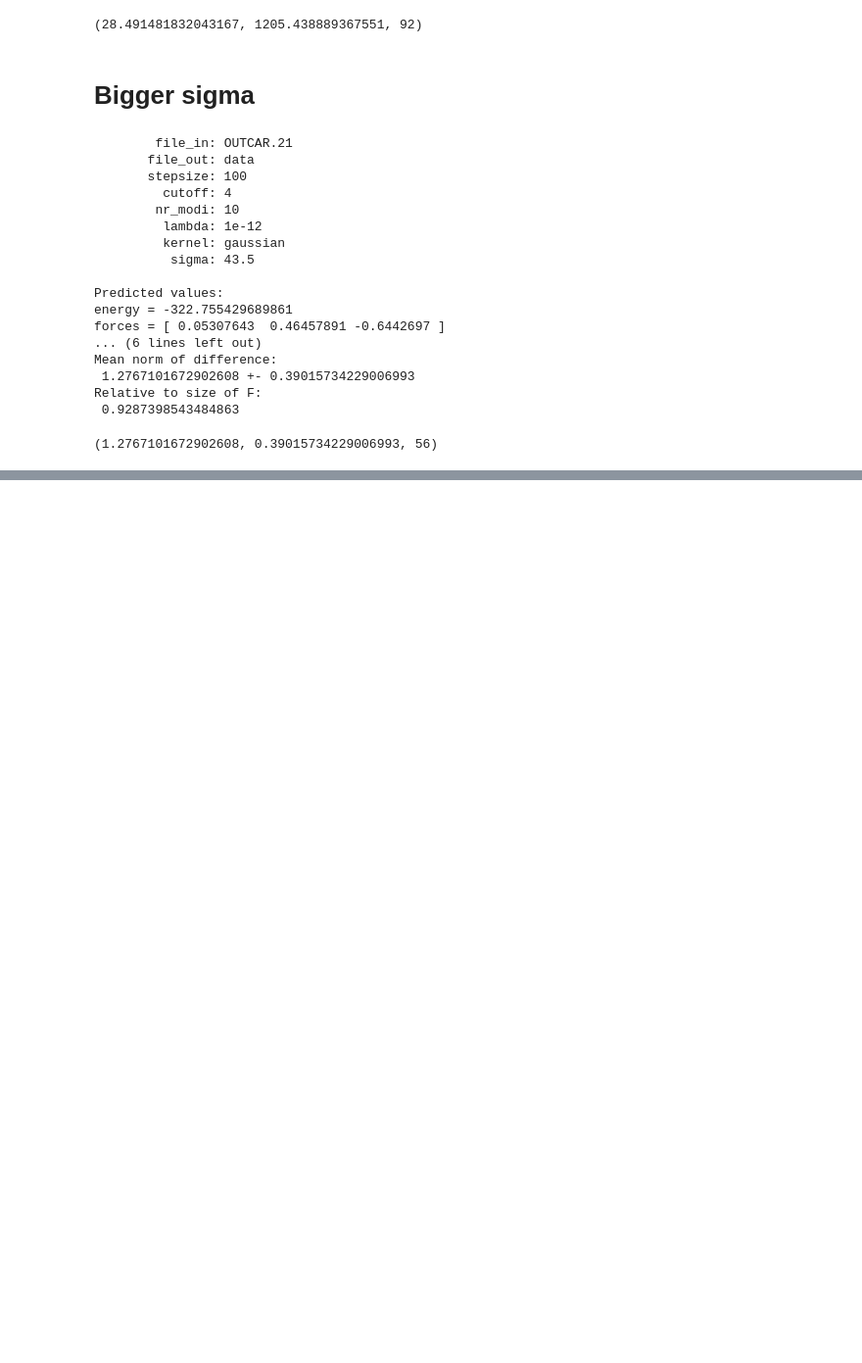
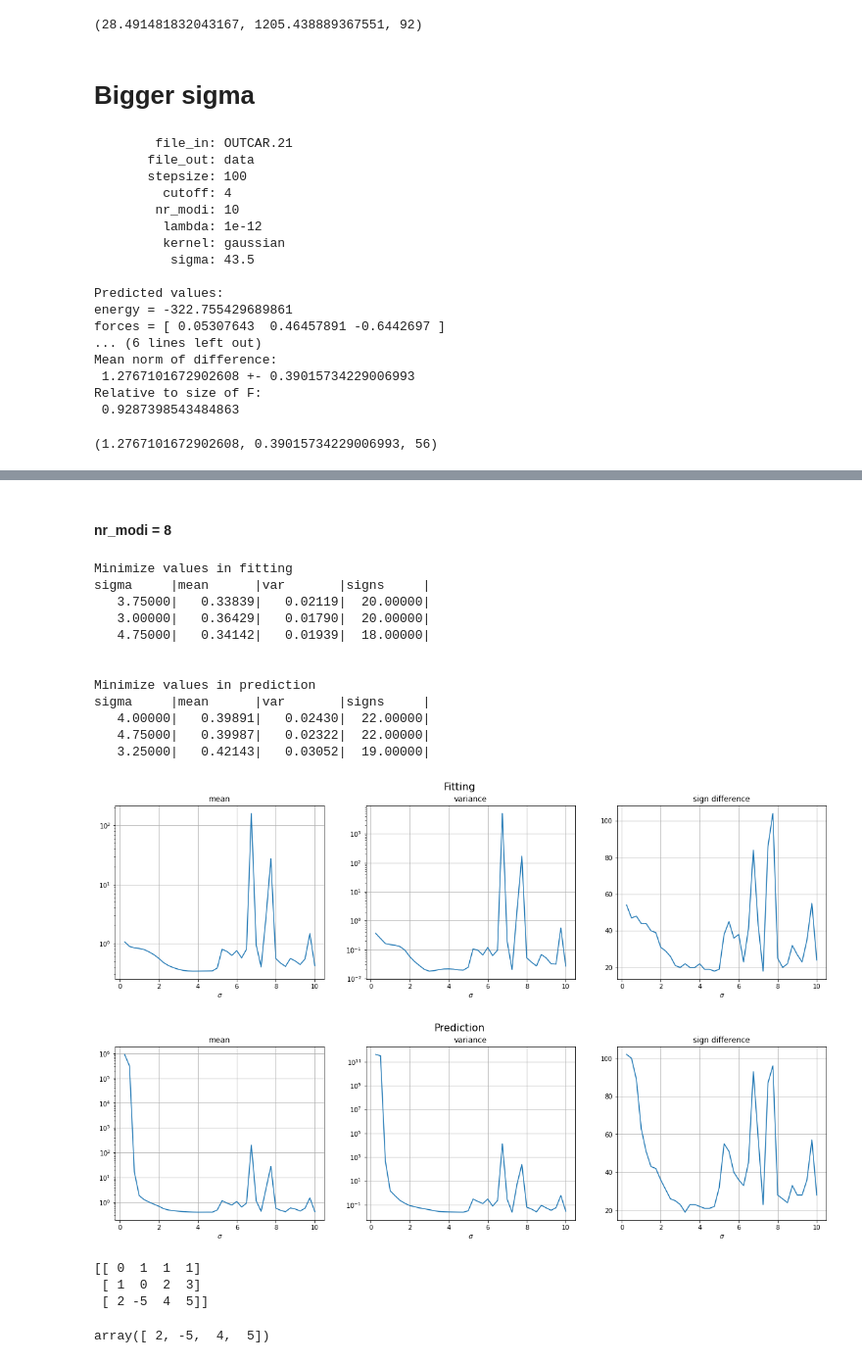
Before and after one commit to Lactose94/LP-Machine-Learning, a Jupyter notebook: Test_quality.ipynb, the cells around one changed output, grey strips where cells are left out. Shown at 98% size. Cells and saved outputs as stored; diff of their text form; code cells hidden in the pictures; blank space fills up the shorter version.

```diff
--- a/Test_quality.ipynb
+++ b/Test_quality.ipynb
@@ -223,0 +194,28 @@ axs[2].grid()
+# %% [markdown]
+#### nr_modi = 8
+# %%
+analyze(200, 8, 40)
+# %% [output]
+Minimize values in fitting
+sigma     |mean      |var       |signs     |
+   3.75000|   0.33839|   0.02119|  20.00000|
+   3.00000|   0.36429|   0.01790|  20.00000|
+   4.75000|   0.34142|   0.01939|  18.00000|
+
+
+Minimize values in prediction
+sigma     |mean      |var       |signs     |
+   4.00000|   0.39891|   0.02430|  22.00000|
+   4.75000|   0.39987|   0.02322|  22.00000|
+   3.25000|   0.42143|   0.03052|  19.00000|
+[figure, added]
+[figure, added]
+# %%
+a = np.array([[0, 1, 1, 1],[1, 0, 2, 3], [2, -5, 4, 5]])
+print(a)
+min_sigma_of_axis(a, 1)
+# %% [output]
+[[ 0  1  1  1]
+ [ 1  0  2  3]
+ [ 2 -5  4  5]]
+array([ 2, -5,  4,  5])
```
Also changed, not shown: parts of 7 cells of this notebook, 6 other files.
